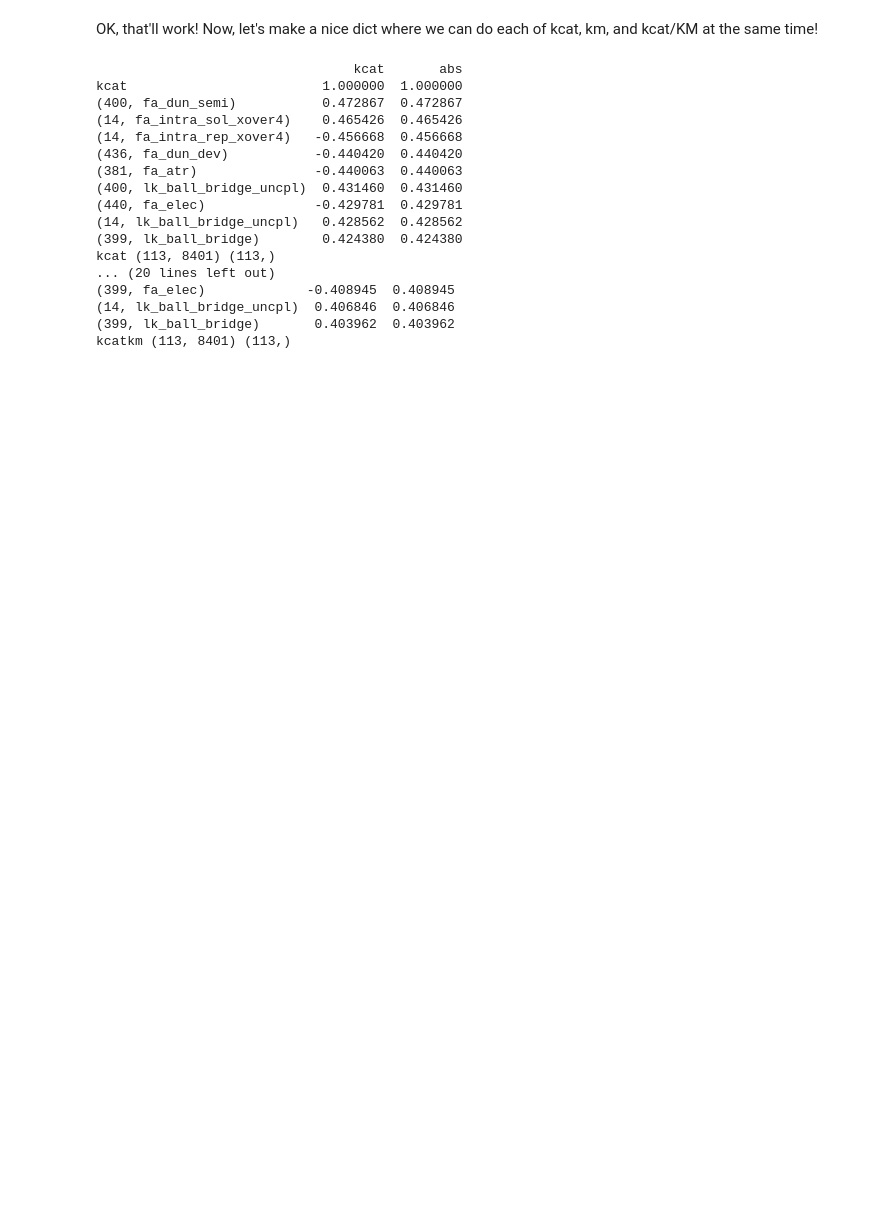
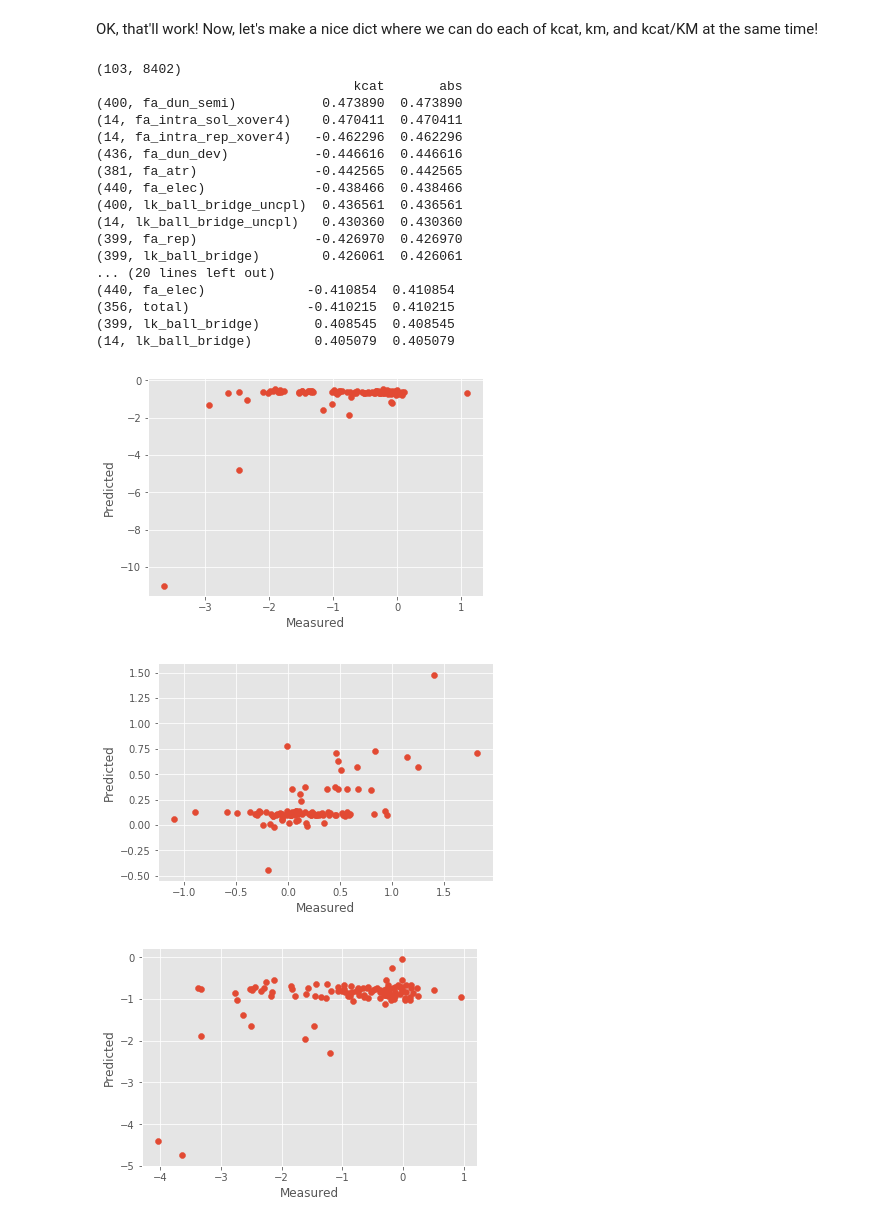
Before and after one commit to dacarlin/bglb_family, a Jupyter notebook: machine_learning/en__big_feat_set__modern.ipynb, the cells around one changed output. Cells and saved outputs as stored; diff of their text form; code cells hidden in the pictures; blank space fills up the shorter version.

Commit message:
Added some machine learning notebooks

```diff
--- a/machine_learning/en__big_feat_set__modern.ipynb
+++ b/machine_learning/en__big_feat_set__modern.ipynb
@@ -114,35 +115,63 @@ tgts = 'kcat km kcatkm'.split()
 # %%
 runs = []
 for tgt in tgts:
-    X = J.ix[:,0:-3]
-    y = J[tgt]
-    G = X.join(y).dropna()
+    J = feat.join(targets[tgt]).dropna()
+    print(J.shape)
 
-    d = G.corr()[[tgt]]
+    d = J.corr()[[tgt]]
     d['abs'] = d[tgt].map(abs)
-    d = d.sort_values('abs', ascending=False).head(10)
+    d = d.sort_values('abs', ascending=False).head(11).iloc[1:,]
     print(d)
 
-    X = G.ix[:,0:-1]
-    y = G.ix[:,-1].ravel()
-    pkg = tgt, X, y
+    X = J.ix[:,0:-1]
+    y = J.ix[:,-1].ravel()
+    pkg = tgt, X, y, d.index
     runs.append(pkg)
-    print(tgt, X.shape, y.shape)
 # %% [output]
+(103, 8402)
                                  kcat       abs
-kcat                         1.000000  1.000000
-(400, fa_dun_semi)           0.472867  0.472867
-(14, fa_intra_sol_xover4)    0.465426  0.465426
-(14, fa_intra_rep_xover4)   -0.456668  0.456668
-(436, fa_dun_dev)           -0.440420  0.440420
-(381, fa_atr)               -0.440063  0.440063
-(400, lk_ball_bridge_uncpl)  0.431460  0.431460
-(440, fa_elec)              -0.429781  0.429781
-(14, lk_ball_bridge_uncpl)   0.428562  0.428562
-(399, lk_ball_bridge)        0.424380  0.424380
-kcat (113, 8401) (113,)
+(400, fa_dun_semi)           0.473890  0.473890
+(14, fa_intra_sol_xover4)    0.470411  0.470411
+(14, fa_intra_rep_xover4)   -0.462296  0.462296
+(436, fa_dun_dev)           -0.446616  0.446616
+(381, fa_atr)               -0.442565  0.442565
+(440, fa_elec)              -0.438466  0.438466
+(400, lk_ball_bridge_uncpl)  0.436561  0.436561
+(14, lk_ball_bridge_uncpl)   0.430360  0.430360
+(399, fa_rep)               -0.426970  0.426970
+(399, lk_ball_bridge)        0.426061  0.426061
 ... (20 lines left out)
-(399, fa_elec)             -0.408945  0.408945
-(14, lk_ball_bridge_uncpl)  0.406846  0.406846
-(399, lk_ball_bridge)       0.403962  0.403962
-kcatkm (113, 8401) (113,)
+(440, fa_elec)             -0.410854  0.410854
+(356, total)               -0.410215  0.410215
+(399, lk_ball_bridge)       0.408545  0.408545
+(14, lk_ball_bridge)        0.405079  0.405079
+# %%
+# reduced features
+
+pts = []
+for tgt, X, y, d_index in runs:
+#     print(tgt, X.shape, y.shape, d_index)
+    reduced_features = X[d_index]
+    params = {}
+
+    pln = pipeline.Pipeline([
+        ('scaler', preprocessing.StandardScaler()),
+        ('clf', linear_model.ElasticNetCV(cv=2, max_iter=1e4)),
+    ])
+
+    clf = model_selection.GridSearchCV(pln, params, cv=5)
+    preds = model_selection.cross_val_predict(clf, reduced_features, y, cv=10)
+    fig, ax = plt.subplots()
+    ax.scatter(y, preds)
+    ax.set(xlabel='Measured', ylabel='Predicted')
+
+#     opts = dict(plot_width=300, plot_height=300)
+#     plot = figure(**opts)
+#     plot.circle(y, preds)
+#     pts.append(plot)
+
+# show(row(pts), notebook_handle=True)
+# %% [output]
+[figure, added]
+[figure, added]
+[figure, added]
```
Also changed, not shown: parts of 6 cells of this notebook, 11 other files.
